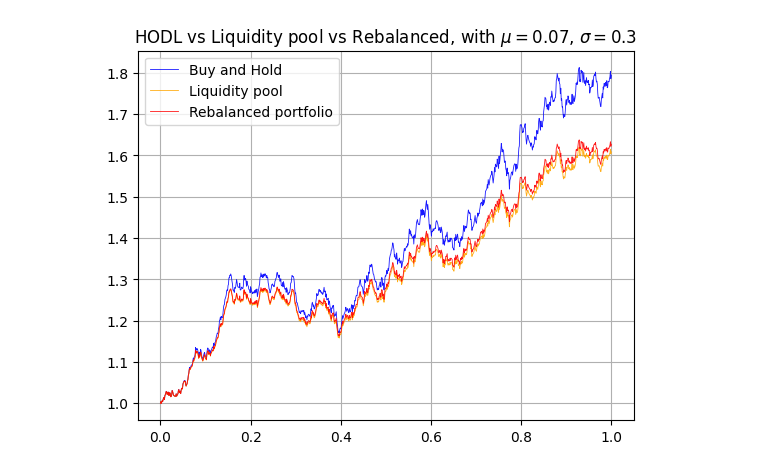
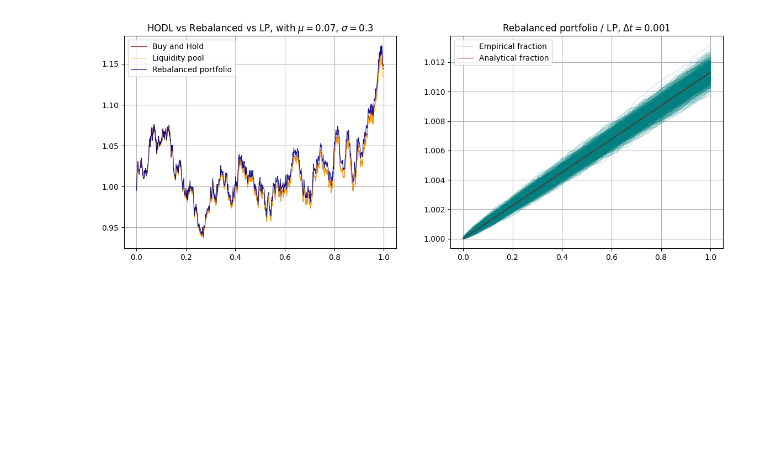
Before and after one commit to JensGBG/idea-mve745, a Jupyter notebook: simulation_workbench_3.ipynb, the cells around one changed output. Saved outputs shown, nothing was run; the diff lists cells and outputs as text; code cells hidden in the pictures; blank space fills up the shorter version.

Commit message:
more simulations and plots

```diff
--- a/simulation_workbench_3.ipynb
+++ b/simulation_workbench_3.ipynb
@@ -70,7 +71,7 @@ c = 100
 w_1 = 0.5
 w_0 = 1 - w_1
 
-N = 1
+N = 1000
 gbms = [simulate_gbm(mu=mu, sigma=sigma, dt=dt, T=T, S_0=S_0) for i in range(N)]
 gbm_matrix = np.vstack(gbms).T
 gbm_matrix = gbm_matrix / gbm_matrix[0]
@@ -78,42 +79,65 @@ gbm_matrix = gbm_matrix / gbm_matrix[0]
 # Simulating buy and hold
 buy_n_hold_matrix = w_1*gbm_matrix + w_0*gbm_matrix[0]
 buy_n_hold_matrix = buy_n_hold_matrix / buy_n_hold_matrix[0]
 
-linewidth = 0.6
+linewidth = 0.8
 alpha = 0.9
+alpha_low = 0.2
+
+color_lp = 'orange'
+color_rebalance = 'darkblue'
+color_buy_n_hold = 'brown'
+
+color_3 = 'teal'
+color_4 = 'darkred'
+
+fig, ax = plt.subplots(nrows=1, ncols=2, figsize=(14, 5))
+
+ax[0].set_title(f"HODL vs Rebalanced vs LP, with $\mu = ${mu}, $\sigma = ${sigma}")
+ax[0].grid(True)
+ax[0].legend()
 
 for i in range(buy_n_hold_matrix.shape[1]-1):
     buy_n_hold = buy_n_hold_matrix[:, i]
-    plt.plot(t_array, buy_n_hold, color='blue', alpha=alpha, linewidth=linewidth)
-plt.plot(t_array, buy_n_hold_matrix[:, -1], color='blue', alpha=alpha, linewidth=linewidth, label='Buy and Hold')
+    ######ax[0].plot(t_array, buy_n_hold, color=color_buy_n_hold, alpha=alpha, linewidth=linewidth)
+ax[0].plot(t_array, buy_n_hold_matrix[:, -1], color=color_buy_n_hold, alpha=alpha, linewidth=linewidth, label='Buy and Hold')
 #plt.hlines(y=1+np.log(gbms[-1][-1]/gbms[-1][0]), xmin=0, xmax=T)
 
 s_matrix = c * 1/(w_0*w_1) * gbm_matrix**w_1
 s_matrix = s_matrix / s_matrix[0]
 
 for i in range(s_matrix.shape[1]-1):
     s = s_matrix[:, i]
-    plt.plot(t_array, s, alpha=alpha, linewidth=linewidth, color='orange')
-plt.plot(t_array, s_matrix[:, -1], alpha=alpha, linewidth=linewidth, color='orange', label='Liquidity pool')
+    ######ax[0].plot(t_array, s, alpha=alpha, linewidth=linewidth, color=color_lp)
+ax[0].plot(t_array, s_matrix[:, -1], alpha=alpha, linewidth=linewidth, color=color_lp, label='Liquidity pool')
 
 gbm_returns_matrix = gbm_matrix[1:] / gbm_matrix[:-1]
 rebalance_log_returns = np.log(w_1*gbm_returns_matrix + w_0)
 
 rebalance_matrix = np.full(shape=gbm_matrix.shape, fill_value=np.log(100))
 
 rebalance_matrix[1:] = rebalance_log_returns
 rebalance_matrix = np.cumsum(rebalance_matrix, axis=0)
 rebalance_matrix = np.exp(rebalance_matrix)
 rebalance_matrix = rebalance_matrix / rebalance_matrix[0]
 
 for i in range(rebalance_matrix.shape[1]-1):
     X = rebalance_matrix[:, i]
-    plt.plot(t_array, X, alpha=alpha, linewidth=linewidth, color='red')
-plt.plot(t_array, rebalance_matrix[:, -1], alpha=alpha, linewidth=linewidth, color='red', label='Rebalanced portfolio')
+    #####ax[0].plot(t_array, X, alpha=alpha, linewidth=linewidth, color=color_rebalance)
+ax[0].plot(t_array, rebalance_matrix[:, -1], alpha=alpha, linewidth=linewidth, color=color_rebalance, label='Rebalanced portfolio')
+ax[0].legend()
 
-plt.title(f"HODL vs Liquidity pool vs Rebalanced, with $\mu = ${mu}, $\sigma = ${sigma}")
-plt.grid()
-plt.legend()
-plt.show()
+ax[1].set_title(f"Rebalanced portfolio / LP, $\Delta t = {dt}$")
+diff_rebalance = rebalance_matrix / s_matrix
+for i in range(rebalance_matrix.shape[1]-1):
+    diff_arr = diff_rebalance[:, i]
+    ax[1].plot(t_array, diff_arr, alpha=alpha_low, linewidth=linewidth, color=color_3)
+ax[1].plot(t_array, diff_rebalance[:, -1], alpha=alpha_low, linewidth=linewidth, color=color_3, label=f'Empirical fraction')
+
+#diff_rebalance_mean = np.mean(diff_rebalance, axis=1)
+#plt.plot(t_array, diff_rebalance_mean, color=color_3, label='Mean value', alpha=0.3)
+ax[1].plot(t_array, np.exp(sigma**2*t_array/8), color=color_4, label='Analytical fraction', linewidth=linewidth, alpha=alpha)
+ax[1].legend()
+ax[1].grid(True)
 # %% [output]
-[figure, old version]
+[figure, new version]
```
Also changed, not shown: parts of 4 cells of this notebook, 4 other files.
